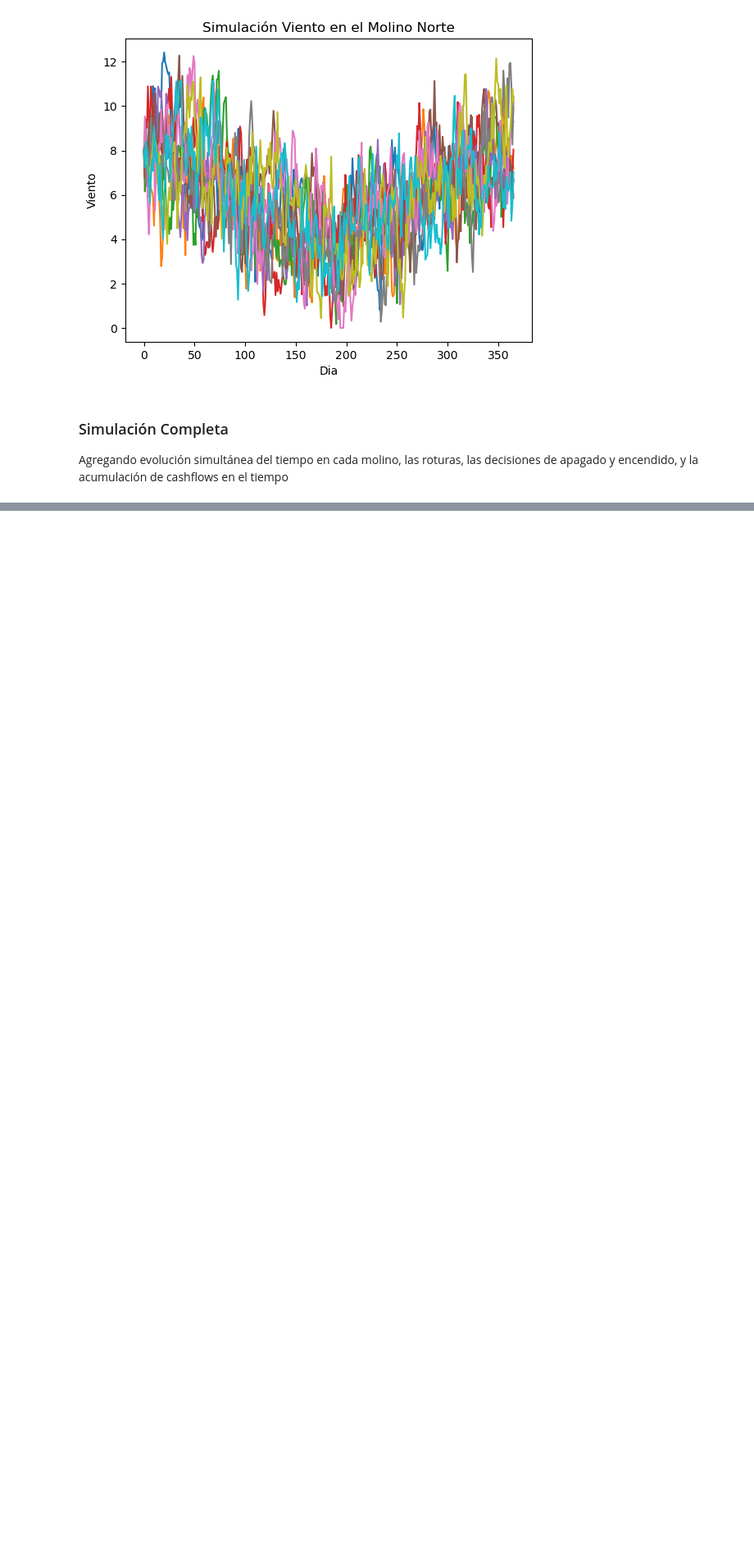
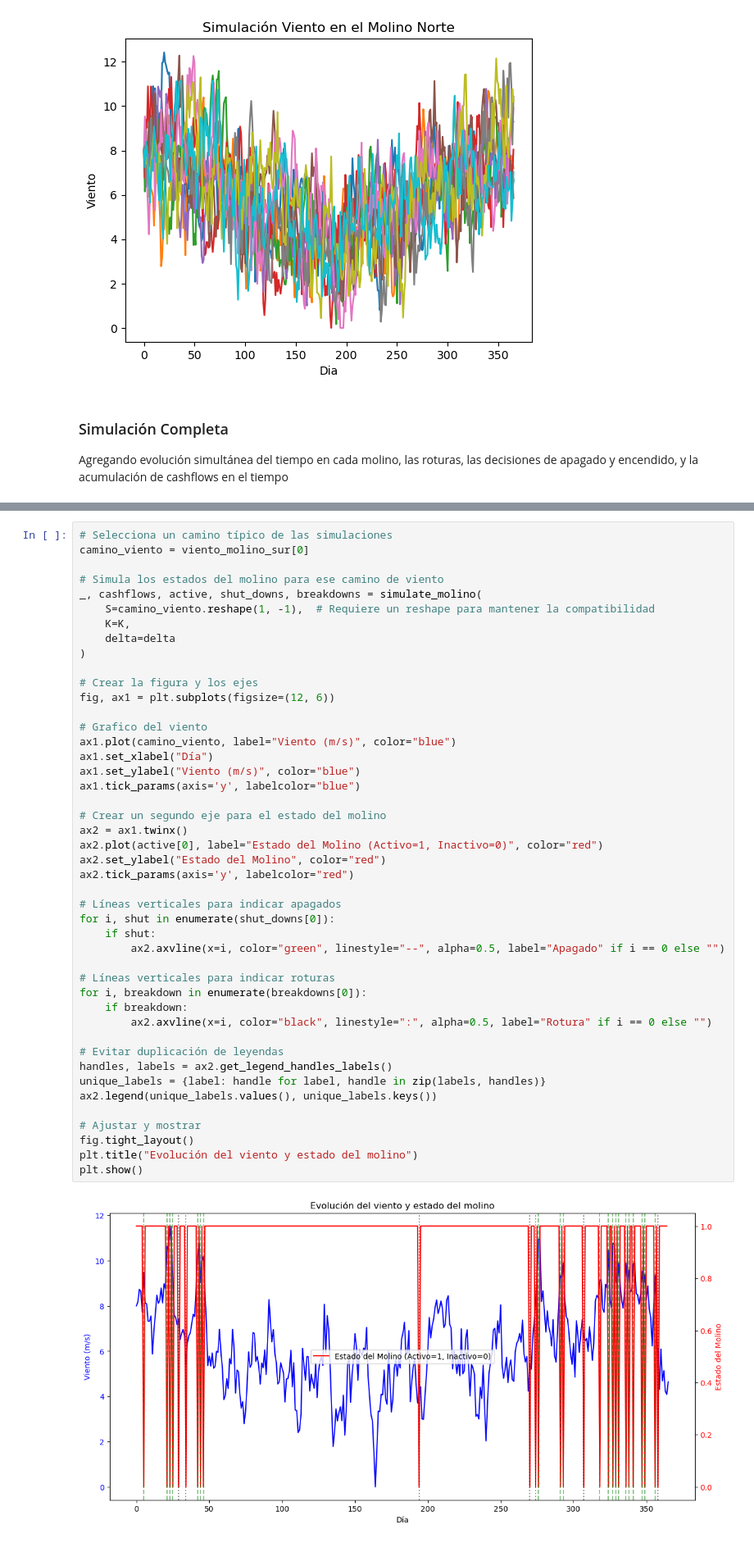
Before and after one commit to emi-verdun/Simulacion-Molino-ACN, a Jupyter notebook: simulacion.ipynb, the cells around one changed output, grey strips where cells are left out. Shown at 82% size. Saved outputs shown, nothing was run; the diff lists cells and outputs as text; blank space fills up the shorter version.

```diff
--- a/simulacion.ipynb
+++ b/simulacion.ipynb
@@ -381,0 +384,47 @@ VAN esperado molino Sur: $135901.03
+# %%
+# Selecciona un camino típico de las simulaciones
+camino_viento = viento_molino_sur[0]
+
+# Simula los estados del molino para ese camino de viento
+_, cashflows, active, shut_downs, breakdowns = simulate_molino(
+    S=camino_viento.reshape(1, -1),  # Requiere un reshape para mantener la compatibilidad
+    K=K,
+    delta=delta
+)
+
+# Crear la figura y los ejes
+fig, ax1 = plt.subplots(figsize=(12, 6))
+
+# Grafico del viento
+ax1.plot(camino_viento, label="Viento (m/s)", color="blue")
+ax1.set_xlabel("Día")
+ax1.set_ylabel("Viento (m/s)", color="blue")
+ax1.tick_params(axis='y', labelcolor="blue")
+
+# Crear un segundo eje para el estado del molino
+ax2 = ax1.twinx()
+ax2.plot(active[0], label="Estado del Molino (Activo=1, Inactivo=0)", color="red")
+ax2.set_ylabel("Estado del Molino", color="red")
+ax2.tick_params(axis='y', labelcolor="red")
+
+# Líneas verticales para indicar apagados
+for i, shut in enumerate(shut_downs[0]):
+    if shut:
+        ax2.axvline(x=i, color="green", linestyle="--", alpha=0.5, label="Apagado" if i == 0 else "")
+
+# Líneas verticales para indicar roturas
+for i, breakdown in enumerate(breakdowns[0]):
+    if breakdown:
+        ax2.axvline(x=i, color="black", linestyle=":", alpha=0.5, label="Rotura" if i == 0 else "")
+
+# Evitar duplicación de leyendas
+handles, labels = ax2.get_legend_handles_labels()
+unique_labels = {label: handle for label, handle in zip(labels, handles)}
+ax2.legend(unique_labels.values(), unique_labels.keys())
+
+# Ajustar y mostrar
+fig.tight_layout()
+plt.title("Evolución del viento y estado del molino")
+plt.show()
+# %% [output]
+[figure, added]
```
Also changed, not shown: parts of 7 cells of this notebook.
